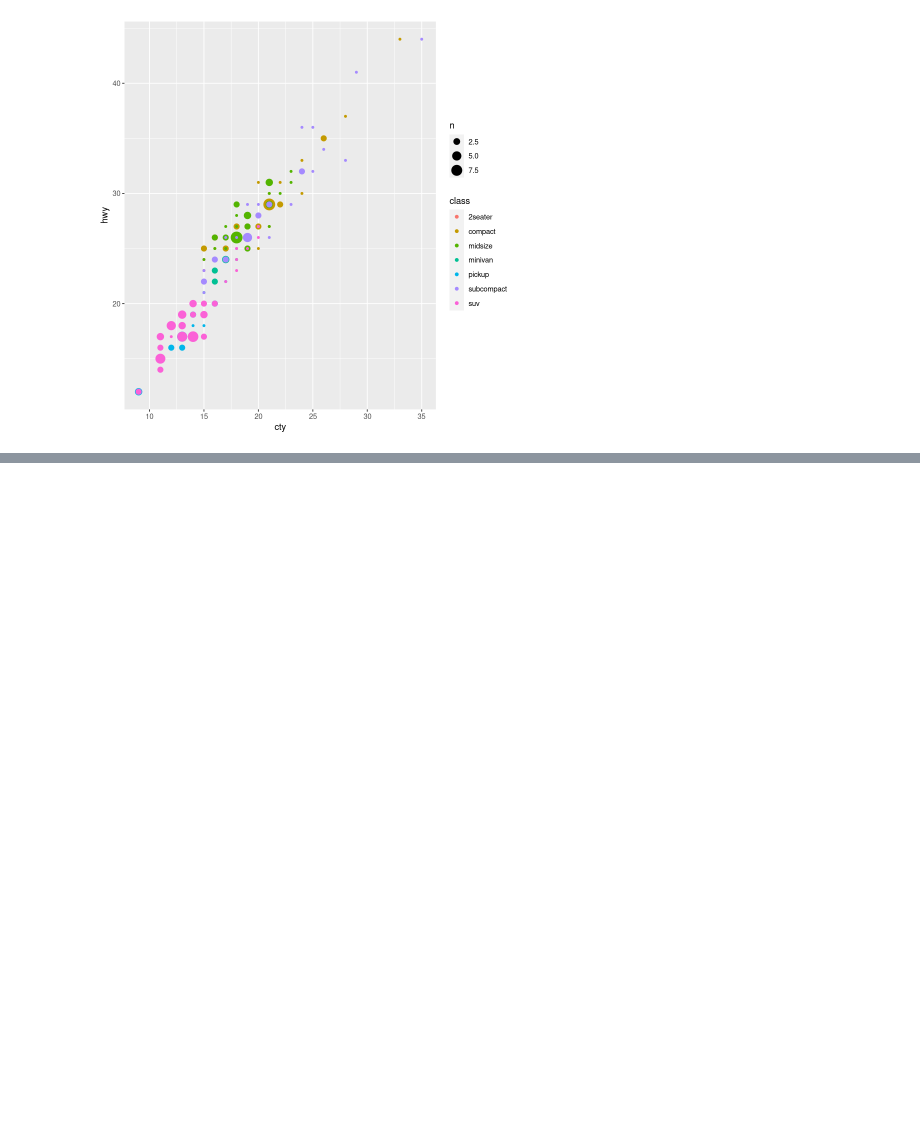
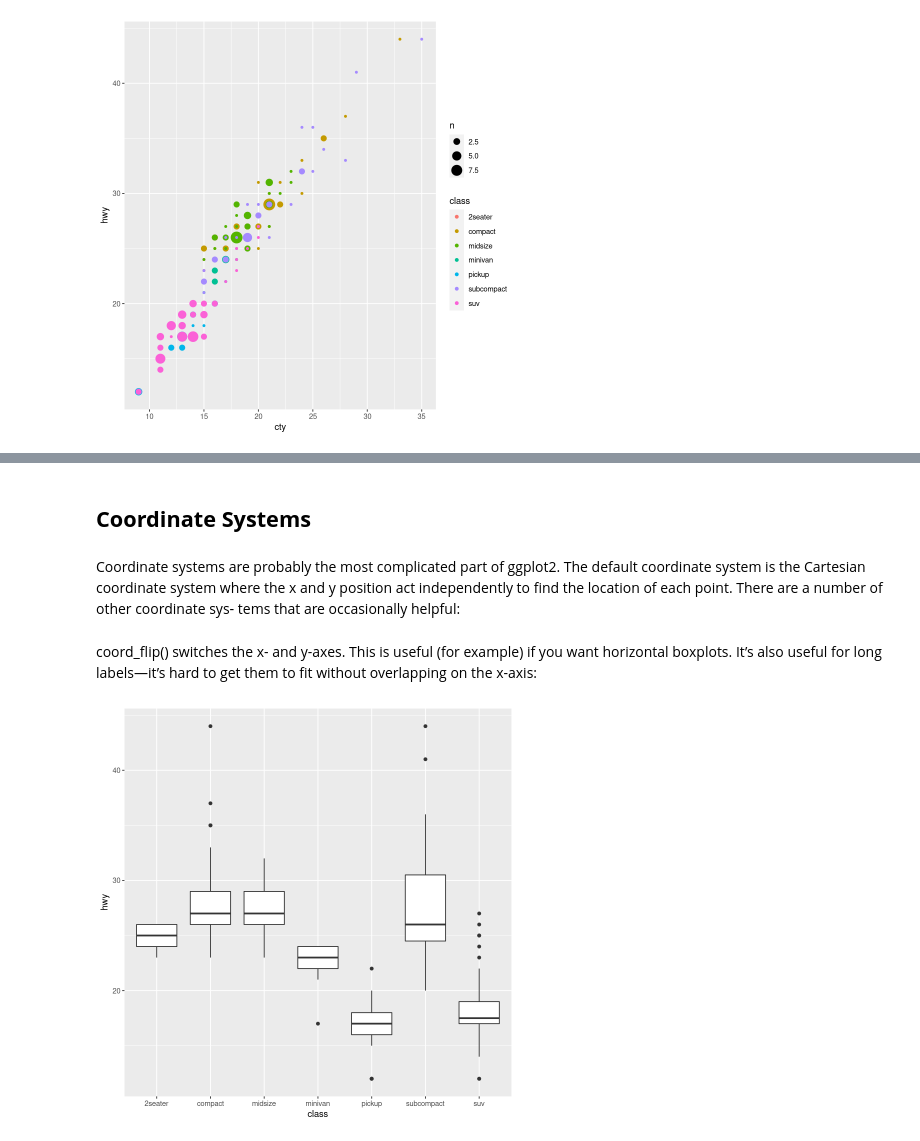
Before and after one commit to cmarsa/r4ds, a Jupyter notebook: 01_data_vis_with_ggplot2.ipynb, the cells around one changed output, grey strips where cells are left out. Saved outputs shown, nothing was run; the diff lists cells and outputs as text; code cells hidden in the pictures; blank space fills up the shorter version.

```diff
--- a/01_data_vis_with_ggplot2.ipynb
+++ b/01_data_vis_with_ggplot2.ipynb
@@ -686,0 +690,18 @@ ggplot(data = mpg, mapping = aes(x = cty, y = hwy, color = class)) +
+# %% [markdown]
+## __Coordinate Systems__
+# %% [markdown]
+Coordinate systems are probably the most complicated part of
+ggplot2. The default coordinate system is the Cartesian coordinate
+system where the x and y position act independently to find the
+location of each point. There are a number of other coordinate sys‐
+tems that are occasionally helpful:
+# %% [markdown]
+coord_flip() switches the x- and y-axes. This is useful (for
+example) if you want horizontal boxplots. It’s also useful for
+long labels—it’s hard to get them to fit without overlapping on
+the x-axis:
+# %%
+ggplot(data = mpg, mapping = aes(x = class, y = hwy)) +
+    geom_boxplot()
+# %% [output]
+[figure, added]
```
Also changed, not shown: parts of 7 cells of this notebook.
